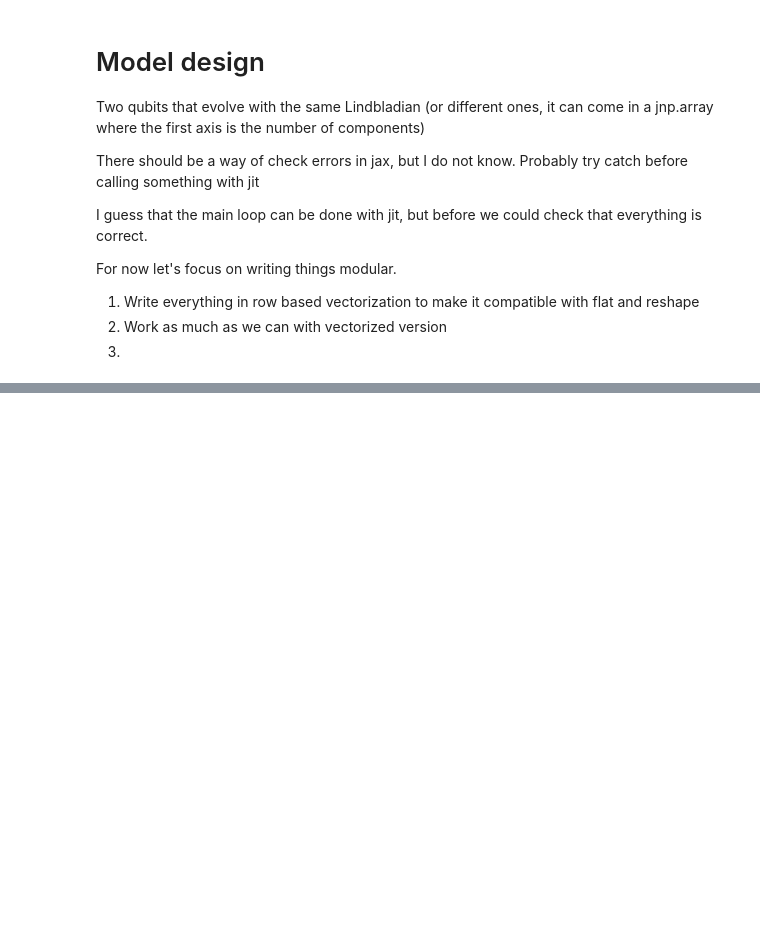
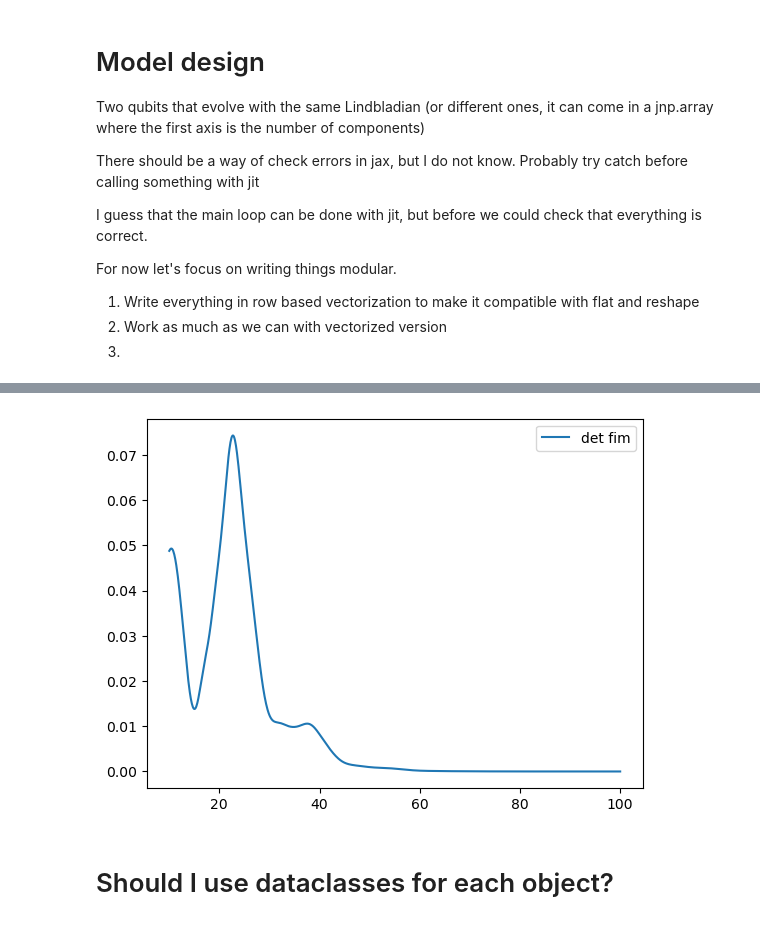
Before and after one commit to Rumoa/qll_qdots, a Jupyter notebook: model_writing.ipynb, the cells around one changed output, grey strips where cells are left out. Drawn from its saved outputs; the diff is of its cells as text; code cells hidden in the pictures; blank space fills up the shorter version.

```diff
--- a/model_writing.ipynb
+++ b/model_writing.ipynb
@@ -385,0 +632,33 @@ plt.show()
+# %%
+times = jnp.linspace(0, 100, 1000)
+
+
+evolved_lkl = jax.vmap(
+    lambda t: m.likelihood_particle(true_pars, t, rho_omega_super)
+)(times)
+
+evolution_det_fim = jax.vmap(
+    lambda t: jnp.linalg.det(m.fim(true_pars, t, rho_omega_super))
+)(times)
+
+evolution_det_qfim = jax.vmap(
+    lambda t: jnp.linalg.det(m.qfim(true_pars, t, rho_omega_super))
+)(times)
+
+# evolution_qfim = jax.vmap(lambda t: m.qfim(true_pars, t, rho_omega_super))(
+#     times
+# )
+
+
+plt.plot(times[100:], evolution_det_fim[100:], label="det fim")
+# plt.plot(times[100:], evolution_det_qfim[100:], label="det qfim")
+
+# plt.plot(times, evolution_qfim[:, 0, 0], label="qfim")
+
+
+plt.legend()
+plt.show()
+# %% [output]
+[figure, added]
+# %% [markdown]
+# Should I use dataclasses for each object?
```
Also changed, not shown: parts of 23 cells of this notebook.
